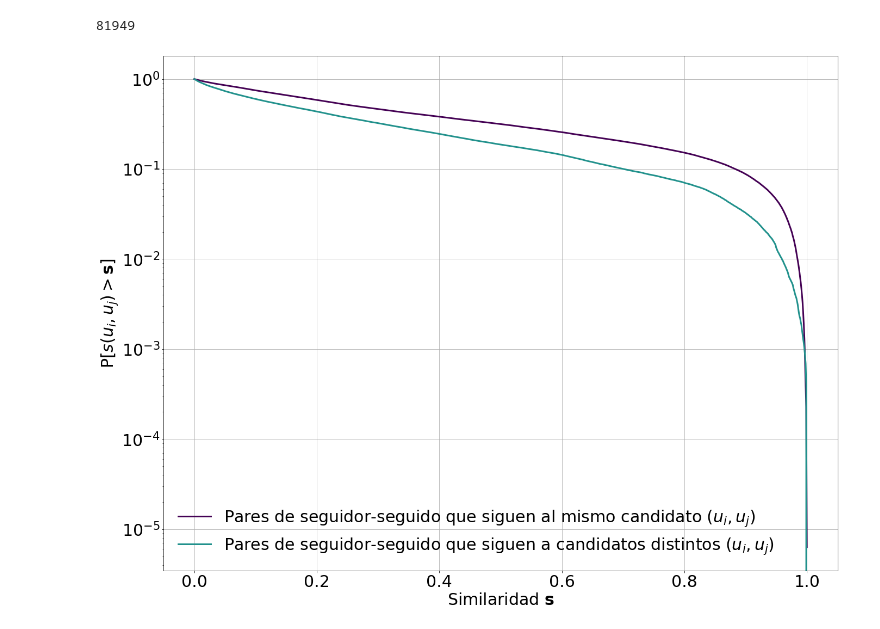
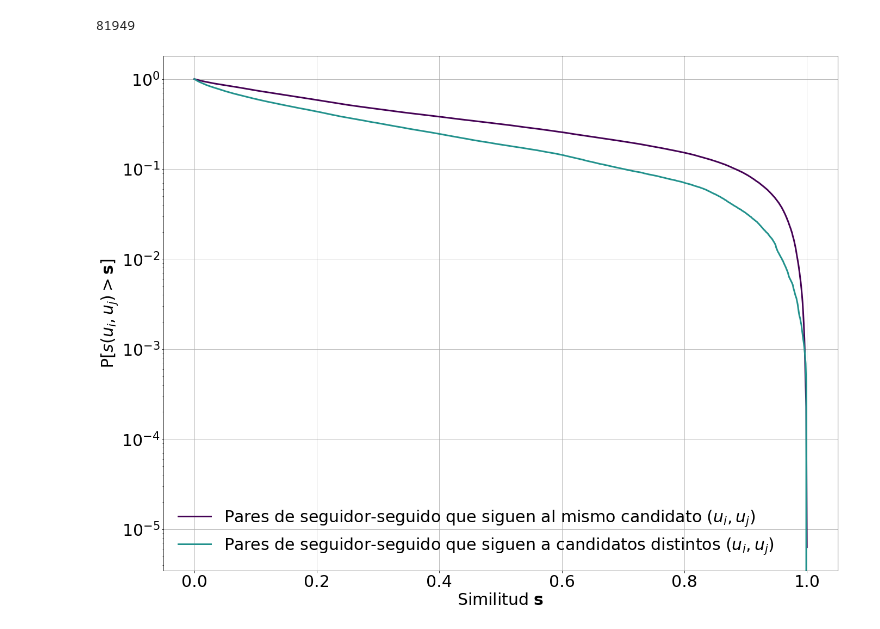
Before and after one commit to CoNexDat/twitter-topics, a Jupyter notebook: 03 Homofilia tematica.ipynb, the cells around one changed output. Saved outputs shown, nothing was run; the diff lists cells and outputs as text; code cells hidden in the pictures.

```diff
--- a/03 Homofilia tematica.ipynb
+++ b/03 Homofilia tematica.ipynb
@@ -321,28 +321,28 @@ len(diff_com)
 # %%
 # ECDF
 plt.figure(figsize=(6,6))
 plt.rcParams.update({'font.size': 30})
 
 ax = plt.axes()
 ax.set_prop_cycle('color',[paleta(i) for i in np.linspace(0, 1, 3)])
 
 ax1=subplot()
 ecdf = sm.distributions.ECDF(same_com)
 ecdf2 = sm.distributions.ECDF(diff_com)
 
 x = np.linspace(0, 1, 1000)
 y = 1-ecdf(x)
 y2 = 1-ecdf2(x)
 ax1.plot(x, y, label="Pares de seguidor-seguido que siguen al mismo candidato $(u_{i},u_{j})$", linewidth=3)
 ax1.plot(x, y2, label="Pares de seguidor-seguido que siguen a candidatos distintos $(u_{i},u_{j})$", linewidth=3)
 plt.legend(frameon=False)
 plt.yscale('log')
-plt.xlabel("Similaridad $\\bf{s}$")
+plt.xlabel("Similitud $\\bf{s}$")
 plt.ylabel("P[$s(u_{i},u_{j}) > \\bf{s}$]")
 plt.grid()
 figure = plt.gcf() # get current figure
 figure.set_size_inches(20, 15)
 plt.tight_layout()
 plt.show()
 # %% [output]
-[figure, old version]
+[figure, new version]
```
Also changed, not shown: parts of 4 cells of this notebook.
